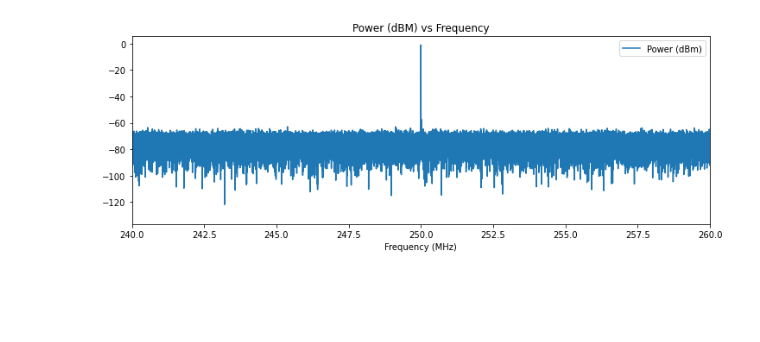
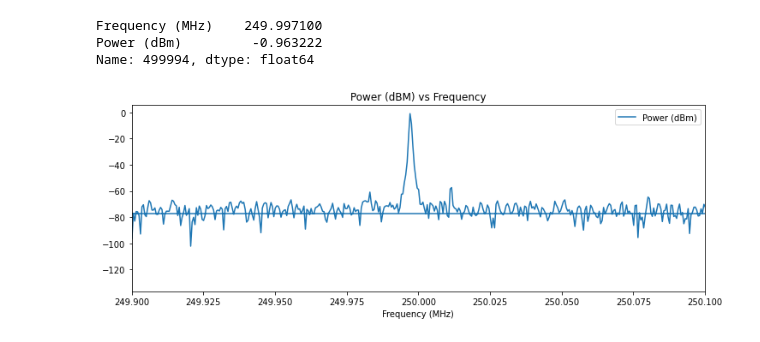
Before and after one commit to jlpoltrack/DSOX-Scripts, a Jupyter notebook: FFT/FFT Work.ipynb, the cells around one changed output. Saved outputs shown, nothing was run; the diff lists cells and outputs as text; code cells hidden in the pictures; blank space fills up the shorter version.

```diff
--- a/FFT/FFT Work.ipynb
+++ b/FFT/FFT Work.ipynb
@@ -5,6 +5,9 @@ from scipy.fft import fft, fftfreq
 from scipy import signal
 #https://kluedo.ub.uni-kl.de/frontdoor/deliver/index/docId/4293/file/exact_fft_measurements.pdf
 #https://pandas.pydata.org/pandas-docs/stable/reference/api/pandas.DataFrame.plot.html
+
+xLabel = 'Frequency (MHz)'
+yLabel = 'Power (dBm)'
 # %%
 df = pd.read_csv('Waveform Capture.csv.gz')
 numberSamples = len(df)
@@ -28,14 +54,18 @@ powerFFTdBmWindowed[np.where(powerFFTdBmWindowed==np.max(powerFFTdBmWindowed))]
 # %%
 #Create Dataframe of the FFT Data
-fftFreq = fftfreq(numberSamples, (maxSampleTime - minSampleTime) / numberSamples) / 1E6
-freqFrame = pd.DataFrame(fftFreq, columns = ['Frequency (MHz)'])
-dbmFrame = pd.DataFrame(powerFFTdBmWindowed, columns = ['Power (dBm)'])
+freqFrame = pd.DataFrame(fftFreq, columns = [xLabel])
+dbmFrame = pd.DataFrame(powerFFTdBmWindowed, columns = [yLabel])
 fftFrame = freqFrame.join(dbmFrame)
-fftFrame = fftFrame.loc[fftFrame['Frequency (MHz)'] > 0]
+# %%
+fftFrame.loc[fftFrame['Power (dBm)'].idxmax()]
+# %% [output]
+Frequency (MHz)    249.997100
+Power (dBm)         -0.963222
+Name: 499994, dtype: float64
 # %%
-fftFrame.plot(x = 'Frequency (MHz)', y = 'Power (dBm)', title = 'Power (dBM) vs Frequency', figsize = (12,4), xlim = (240,260));  #Semicolon hides prints
+fftFrame.plot(x = 'Frequency (MHz)', y = 'Power (dBm)', title = 'Power (dBM) vs Frequency', figsize = (12,4), xlim = (249.9,250.1));  #Semicolon hides prints
 # %% [output]
-[figure, old version]
+[figure, new version]
 # %%
 timeFrame = pd.DataFrame(sampleTimes, columns = ['Time (s)'])
 voltFrame = pd.DataFrame(voltageData, columns = ['Voltage'])
```
Also changed, not shown: parts of 3 cells of this notebook, 4 other files.
